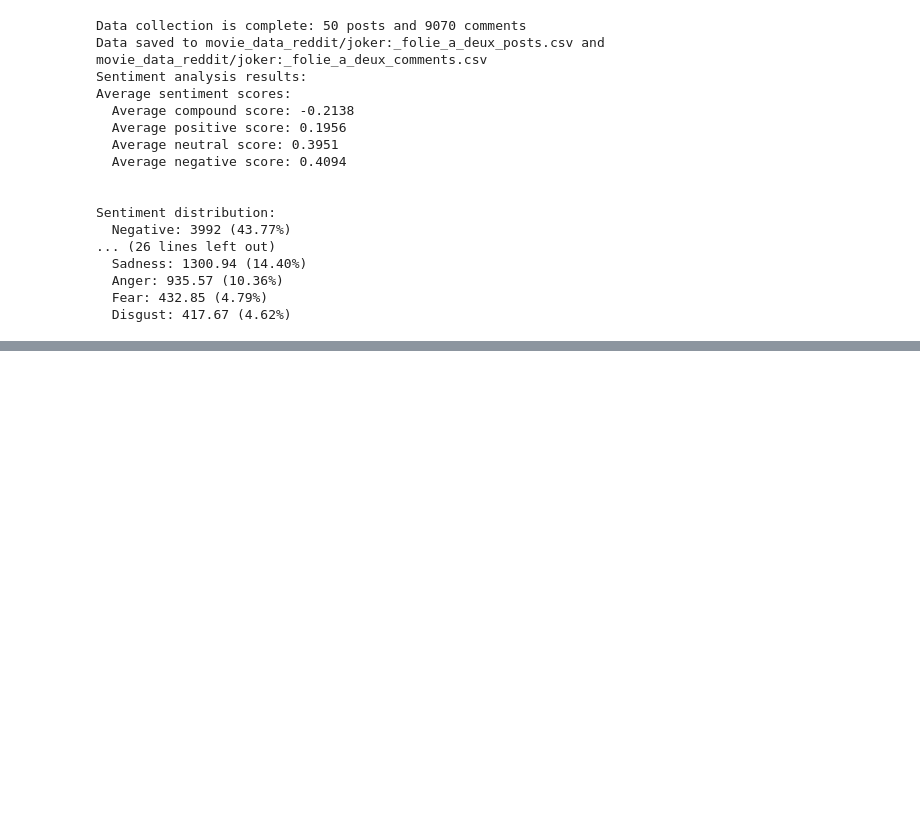
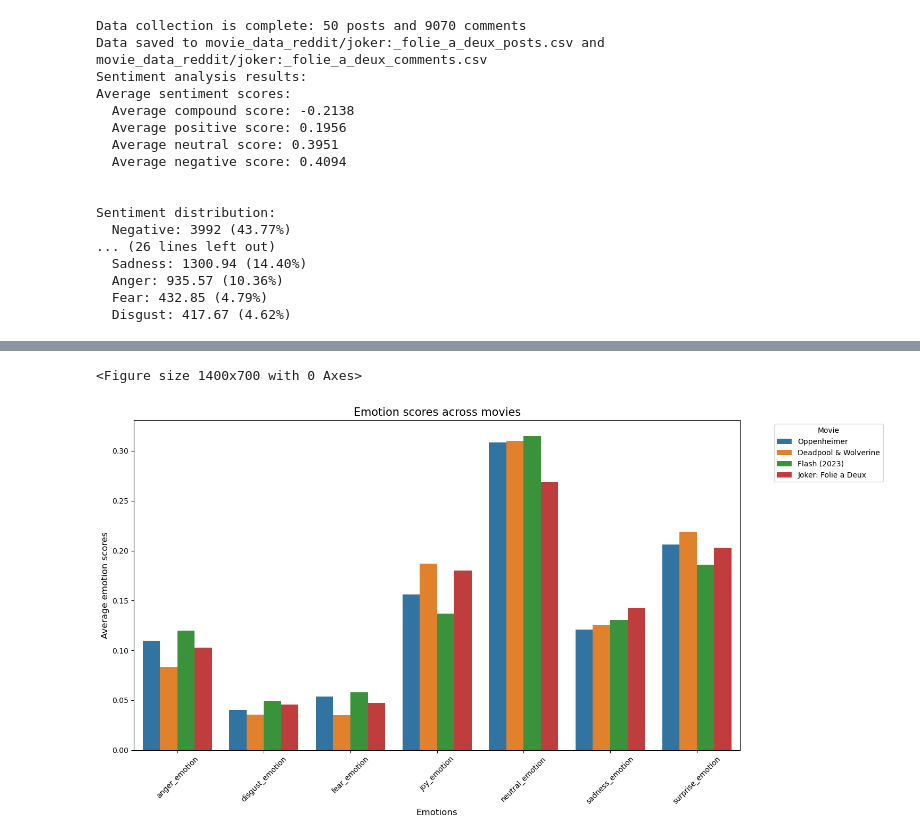
Before and after one commit to nithish-kumar-t/movie-box-office-prediction, a Jupyter notebook: reddit_api_data_analysis.ipynb, the cells around one changed output, grey strips where cells are left out. Cells and saved outputs as stored; diff of their text form; code cells hidden in the pictures; blank space fills up the shorter version.

```diff
--- a/reddit_api_data_analysis.ipynb
+++ b/reddit_api_data_analysis.ipynb
@@ -805,0 +845,29 @@ Sentiment distribution:
+# %%
+# emotion comparison grouped bar chart
+def plot_emotion_comparison(movies_data):
+    plt.figure(figsize=(14, 7))
+
+    emotion_columns = ['anger_emotion', 'disgust_emotion', 'fear_emotion',
+                       'joy_emotion', 'neutral_emotion', 'sadness_emotion', 'surprise_emotion']
+
+    emotion_data = []
+    for movie, data in movies_data.items():
+        emotion_means = data[emotion_columns].mean()
+        emotion_entry = {'Movie': movie, **emotion_means}
+        emotion_data.append(emotion_entry)
+
+    emotion_df = pd.DataFrame(emotion_data)
+
+    emotion_df_melted = emotion_df.melt(id_vars=['Movie'],
+                                        var_name='Emotion',
+                                        value_name='Average Score')
+
+    plt.figure(figsize=(15, 8))
+    sns.barplot(x='Emotion', y='Average Score', hue='Movie', data=emotion_df_melted)
+    plt.title('Emotion scores across movies', fontsize=15)
+    plt.xlabel('Emotions', fontsize=12)
+    plt.ylabel('Average emotion scores', fontsize=12)
+    plt.xticks(rotation=45)
+    plt.legend(title='Movie', bbox_to_anchor=(1.05, 1), loc='upper left')
+    plt.tight_layout()
+    plt.show()
@@ -805,0 +909,5 @@ Sentiment distribution:
+# %%
+plot_emotion_comparison(movies_data)
+# %% [output]
+<Figure size 1400x700 with 0 Axes>
+[figure, added]
```
Also changed, not shown: parts of 7 cells of this notebook.
